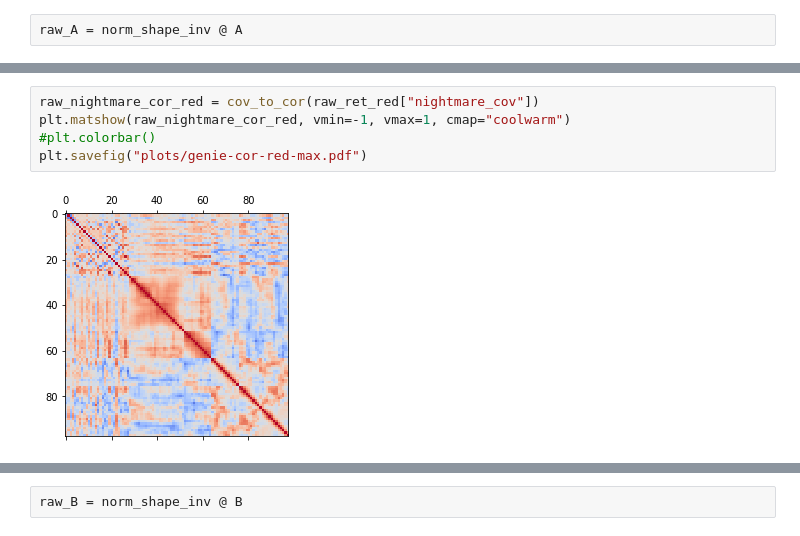
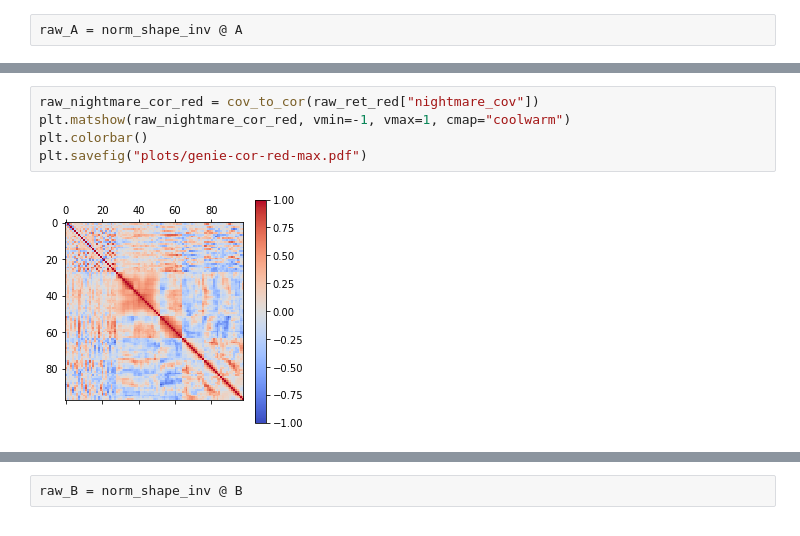
Before and after one commit to ast0815/covfit, a Jupyter notebook: genie-tune.ipynb, the cells around one changed output, grey strips where cells are left out. Saved outputs shown, nothing was run; the diff lists cells and outputs as text.

```diff
--- a/genie-tune.ipynb
+++ b/genie-tune.ipynb
@@ -468,10 +469,10 @@ derate_covariance(raw_data_cov_red, jacobian=raw_A[data_used_red], return_dict=r
 # %%
 raw_nightmare_cor_red = cov_to_cor(raw_ret_red["nightmare_cov"])
 plt.matshow(raw_nightmare_cor_red, vmin=-1, vmax=1, cmap="coolwarm")
-#plt.colorbar()
+plt.colorbar()
 plt.savefig("plots/genie-cor-red-max.pdf")
 # %% [output]
-[figure, old version]
+[figure, new version]
 # %%
 raw_ret_red_paper_uncor = {}
 derate_covariance(raw_data_cov_red_paper_uncor, jacobian=raw_A[data_used_red], return_dict=raw_ret_red_paper_uncor)
```
Also changed, not shown: parts of 18 cells of this notebook, 2 other files.
